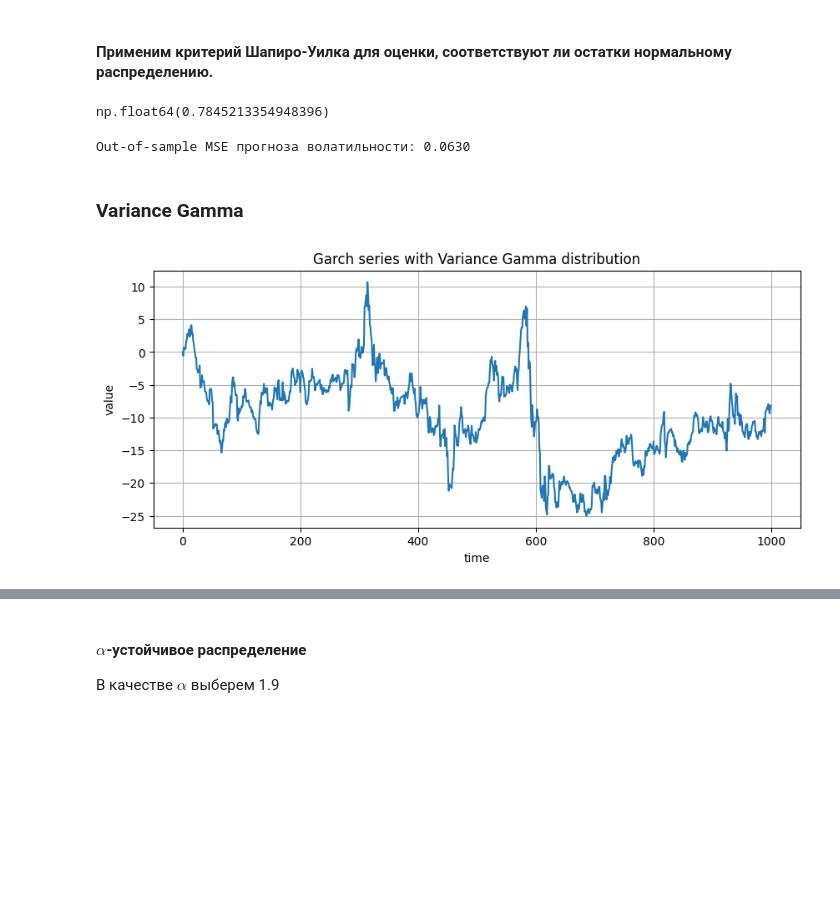
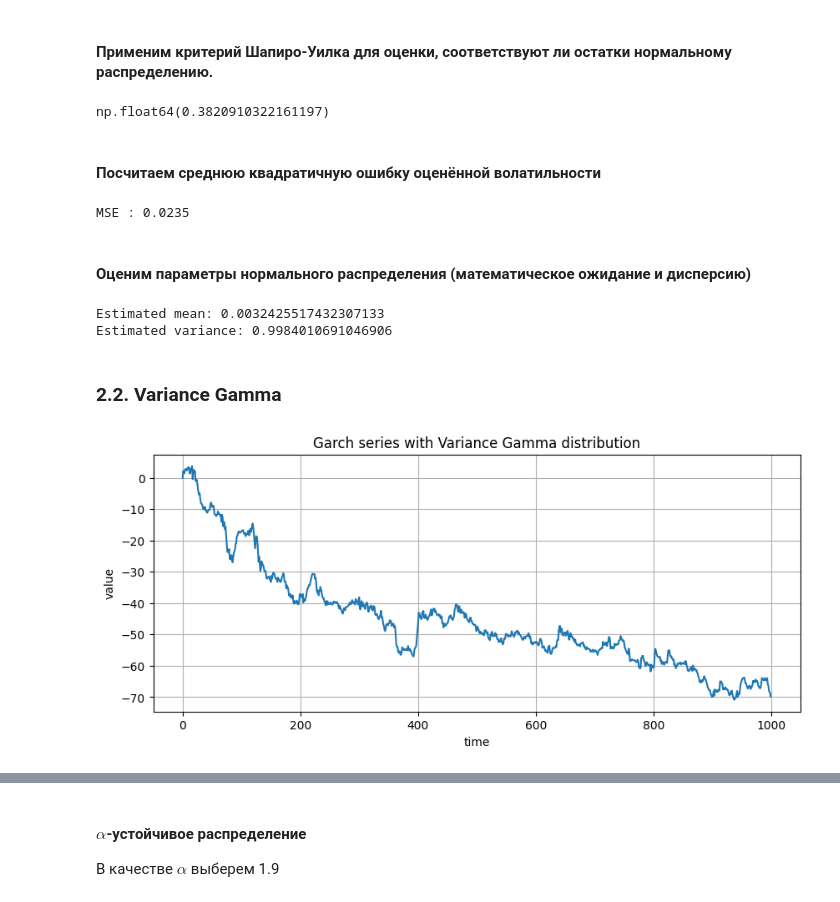
Before and after one commit to Klimentij-Kvl/famcs-archive, a Jupyter notebook: 3-year/Statistical Analysis of Time Series/lab7_kovalevskij.ipynb, the cells around one changed output, grey strips where cells are left out. Cells and saved outputs as stored; diff of their text form; code cells hidden in the pictures; blank space fills up the shorter version.

```diff
--- a/3-year/Statistical Analysis of Time Series/lab7_kovalevskij.ipynb
+++ b/3-year/Statistical Analysis of Time Series/lab7_kovalevskij.ipynb
@@ -219,25 +230,25 @@ plt.show()
 # %% [markdown]
 #### Применим критерий Шапиро-Уилка для оценки, соответствуют ли остатки нормальному распределению.
 # %%
-sh_Stat, sh_pvalue = stats.shapiro(std_resid)
+sh_stat, sh_pvalue = stats.shapiro(std_resid)
 sh_pvalue
 # %% [output]
-np.float64(0.7845213354948396)
+np.float64(0.3820910322161197)
+# %% [markdown]
+#### Посчитаем среднюю квадратичную ошибку оценённой волатильности
 # %%
-train = r_norm[:800]
-test = r_norm[800:]
-model_train = arch_model(train, vol='GARCH', p=1, q=1)
-res_train = model_train.fit(disp='off')
-# Прогноз волатильности на 200 шагов вперёд (условной дисперсии)
-forecast = res_train.forecast(horizon=200)
-pred_vol_forecast = np.sqrt(forecast.variance.values[-1, :])  # прогнозные СКО
-
-# Сравните с истинной волатильностью на тесте (если знаете)
-true_vol_test = sigma2_norm[800:]  # из симуляции для индексов 800:1000
-mse_forecast = np.mean((pred_vol_forecast - true_vol_test)**2)
-print(f"Out-of-sample MSE прогноза волатильности: {mse_forecast:.4f}")
+norm_mse = ((normal_model_fitted.conditional_volatility - sigma2_norm) ** 2).mean()
+print(f"MSE : {norm_mse:.4f}")
 # %% [output]
-Out-of-sample MSE прогноза волатильности: 0.0630
+MSE : 0.0235
+# %% [markdown]
+#### Оценим параметры нормального распределения (математическое ожидание и дисперсию)
+# %%
+print(f"Estimated mean: {np.mean(std_resid)}")
+print(f"Estimated variance: {np.var(std_resid)}")
+# %% [output]
+Estimated mean: 0.0032425517432307133
+Estimated variance: 0.9984010691046906
 # %% [markdown]
-### Variance Gamma
+### 2.2. Variance Gamma
 # %%
@@ -259,15 +287,15 @@ def vg_rvs(mu, theta, sigma, nu):
 # %%
-r_vg = simulate_garch_process(omega, alpha, beta, T, vg_rvs, 0, 0, 1, 1)
+r_vg, sigma2_vg = simulate_garch_process(omega, alpha, beta, T, vg_rvs, 0, 0, 1, 1)
 
 fig, ax = plt.subplots(1, 1, figsize=(10, 4))
 plt.plot(np.cumsum(r_vg))
 plt.title("Garch series with Variance Gamma distribution")
 plt.xlabel("time")
 plt.ylabel("value")
 plt.grid()
 plt.show()
 # %% [output]
-[figure, old version]
+[figure, new version]
 # %%
 vg_model = arch_model(r_vg, vol="GARCH", p=1, q=1)
 vg_model_fitted = vg_model.fit(disp="off")
```
Also changed, not shown: parts of 17 cells of this notebook.
